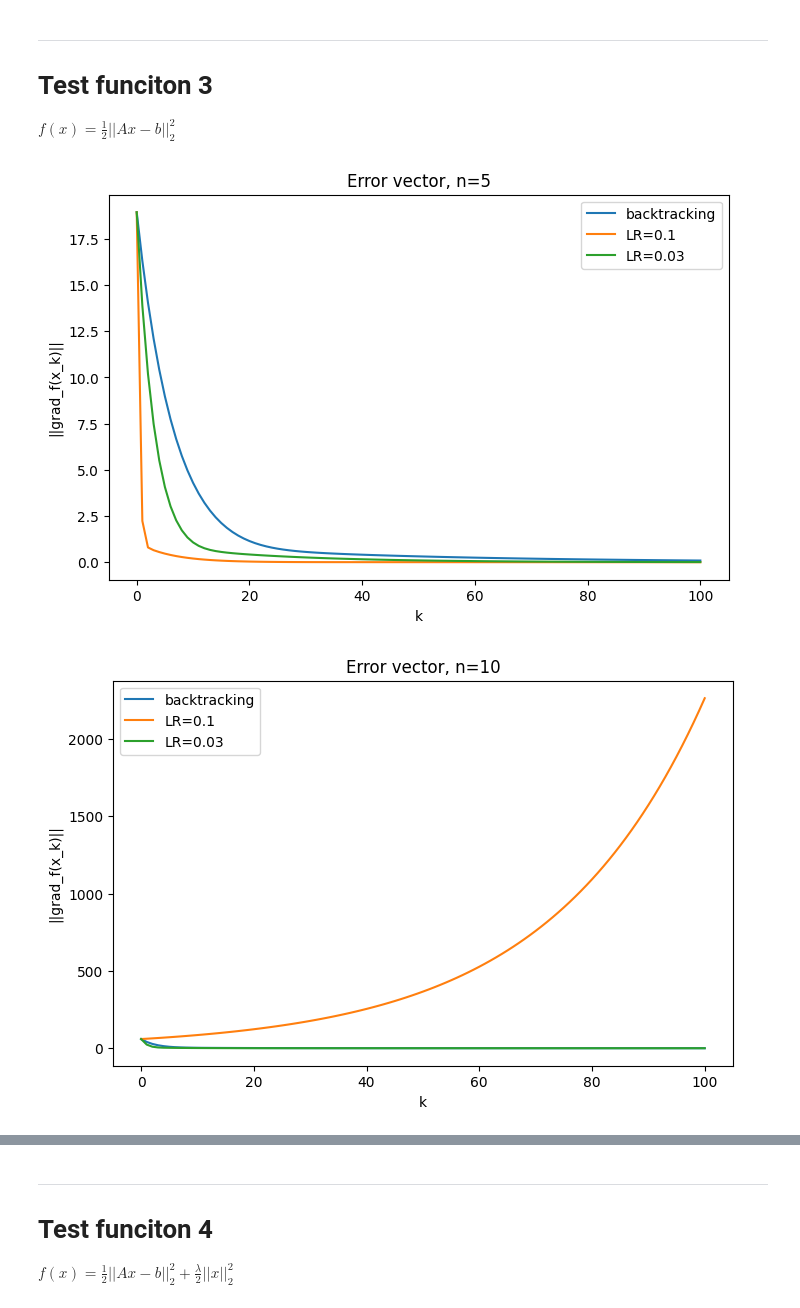
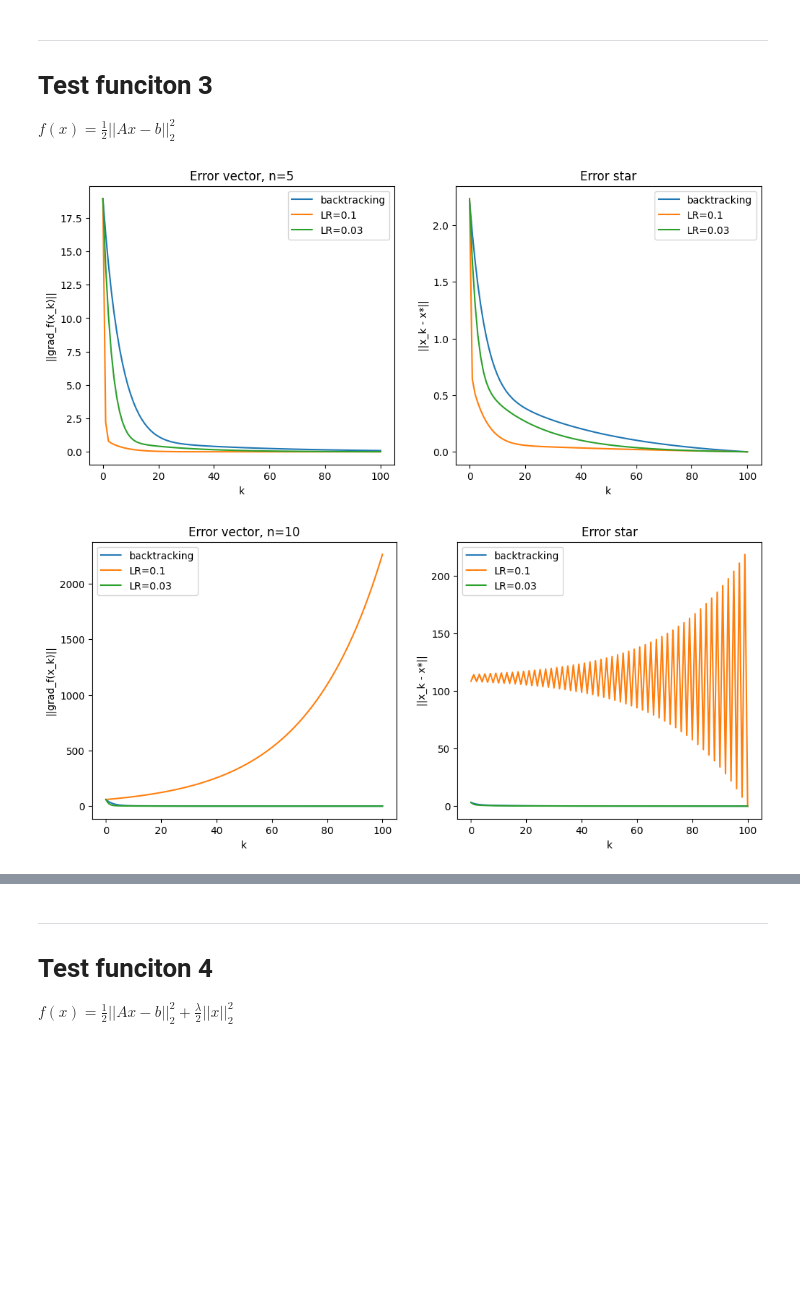
Before and after one commit to ChiaraAngileri/SMM_lab, a Jupyter notebook: Homework3 - no comments.ipynb, the cells around one changed output, grey strips where cells are left out. Saved outputs shown, nothing was run; the diff lists cells and outputs as text; code cells hidden in the pictures; blank space fills up the shorter version.

```diff
--- a/Homework3 - no comments.ipynb
+++ b/Homework3 - no comments.ipynb
@@ -314,14 +330,16 @@ f_tot = []
 x_tot = []
 err_tot = []
 k_tot = []
+errors_star_tot = []
 true_errors = []
 x_min = np.zeros((4, 2))
 
-x, k, f_val, grads, err_val, real_err  = GD(f, grad_f, x0, kmax, tolf, tolx, useBackTracking=True, real_value=x_true)
+x, k, f_val, grads, err_val, error_star, real_err  = GD(f, grad_f, x0, kmax, tolf, tolx, useBackTracking=True, real_value=x_true)
 f_tot.append(f_val)
 x_tot.append(x)
 err_tot.append(err_val)
 k_tot.append(k)
+errors_star_tot.append(error_star)
 true_errors.append(real_err)
 x_min[0] = x[k]
 
@@ -329,12 +347,13 @@ print(f"Using backtracking with k[{k}]: ", x_min[0])
 
 i=1
 for c in cvector:
-    x, k, f_val, grads, err_val, real_err  = GD(f, grad_f, x0, kmax, tolf, tolx, step=c, useBackTracking=False, real_value=x_true)
+    x, k, f_val, grads, err_val, error_star, real_err  = GD(f, grad_f, x0, kmax, tolf, tolx, step=c, useBackTracking=False, real_value=x_true)
 
     f_tot.append(f_val)
     x_tot.append(x)
     err_tot.append(err_val)
     k_tot.append(k)
+    errors_star_tot.append(error_star)
     true_errors.append(real_err)
     x_min[i] = (x[k])
 
@@ -343,9 +362,9 @@ for c in cvector:
     i+=1
 
 legend=['backtracking', 'LR=0.1', 'LR=0.08', 'LR=0.01']
-plt.figure(figsize=(12, 5))
+plt.figure(figsize=(15, 5))
 
-plt.subplot(1,2,1)
+plt.subplot(1,3,1)
 plt.title('Error vector')
 plt.xlabel('k')
 plt.ylabel('||grad_f(x_k)||')
@@ -355,7 +374,17 @@ for e in range(len(f_tot)):
     plt.plot(kk, err_tot[e])
 plt.legend(legend)
 
-plt.subplot(1,2,2)
+plt.subplot(1,3,2)
+plt.title('Error star')
+plt.xlabel('k')
+plt.ylabel('||x_k - x*||')
+
+for e in range(len(f_tot)):
+    kk = np.arange(0, k_tot[e]+1)
+    plt.plot(kk, errors_star_tot[e])
+plt.legend(legend)
+
+plt.subplot(1,3,3)
 plt.title('Real errors')
 plt.xlabel('k')
 plt.ylabel('||x_true - x_k||')
@@ -410,42 +439,55 @@ for n in n_vector:
     f_tot = []
     x_tot = []
     err_tot = []
+    err_star_tot = []
     k_tot = []
 
     x0 = np.zeros((n, ))
     x_min = np.zeros((4, n))
 
-    x, k, f_val, grads, err_val, _  = GD(f, grad_f, x0, kmax, tolf, tolx, useBackTracking=True)
+    x, k, f_val, grads, err_val, err_star, _  = GD(f, grad_f, x0, kmax, tolf, tolx, useBackTracking=True)
     f_tot.append(f_val)
     x_tot.append(x)
     err_tot.append(err_val)
+    err_star_tot.append(err_star)
     k_tot.append(k)
     x_min[0] = x[k]
 
     i=1
     for c in cvector:
-        x, k, f_val, grads, err_val, _  = GD(f, grad_f, x0, kmax, tolf, tolx, step=c, useBackTracking=False)
+        x, k, f_val, grads, err_val, err_star, _  = GD(f, grad_f, x0, kmax, tolf, tolx, step=c, useBackTracking=False)
         f_tot.append(f_val)
         x_tot.append(x)
         err_tot.append(err_val)
+        err_star_tot.append(err_star)
         k_tot.append(k)
         x_min[i] = (x[k])
 
         i+=1
 
     legend=['backtracking', 'LR=0.1', 'LR=0.03', 'LR=0.01']
-    plt.figure(figsize=(8, 5))
 
+    plt.figure(figsize=(12, 5))
+
+    plt.subplot(1,2,1)
     plt.title(f'Error vector, n={n}')
     plt.xlabel('k')
     plt.ylabel('||grad_f(x_k)||')
-
     for e in range(len(cvector)):
         kk = np.arange(0, k_tot[e]+1)
         plt.plot(kk, err_tot[e])
     plt.legend(legend)
 
+    plt.subplot(1,2,2)
+    plt.title("Error star")
+    plt.xlabel('k')
+    plt.ylabel('||x_k - x*||')
+    for e in range(len(cvector)):
+        kk = np.arange(0, k_tot[e]+1)
+        plt.plot(kk, err_star_tot[e])
+    plt.legend(legend)
+
     plt.show()
 # %% [output]
-[figure, old version]
+[figure, new version]
-[figure, old version]
+[figure, new version]
```
Also changed, not shown: parts of 10 cells of this notebook.
